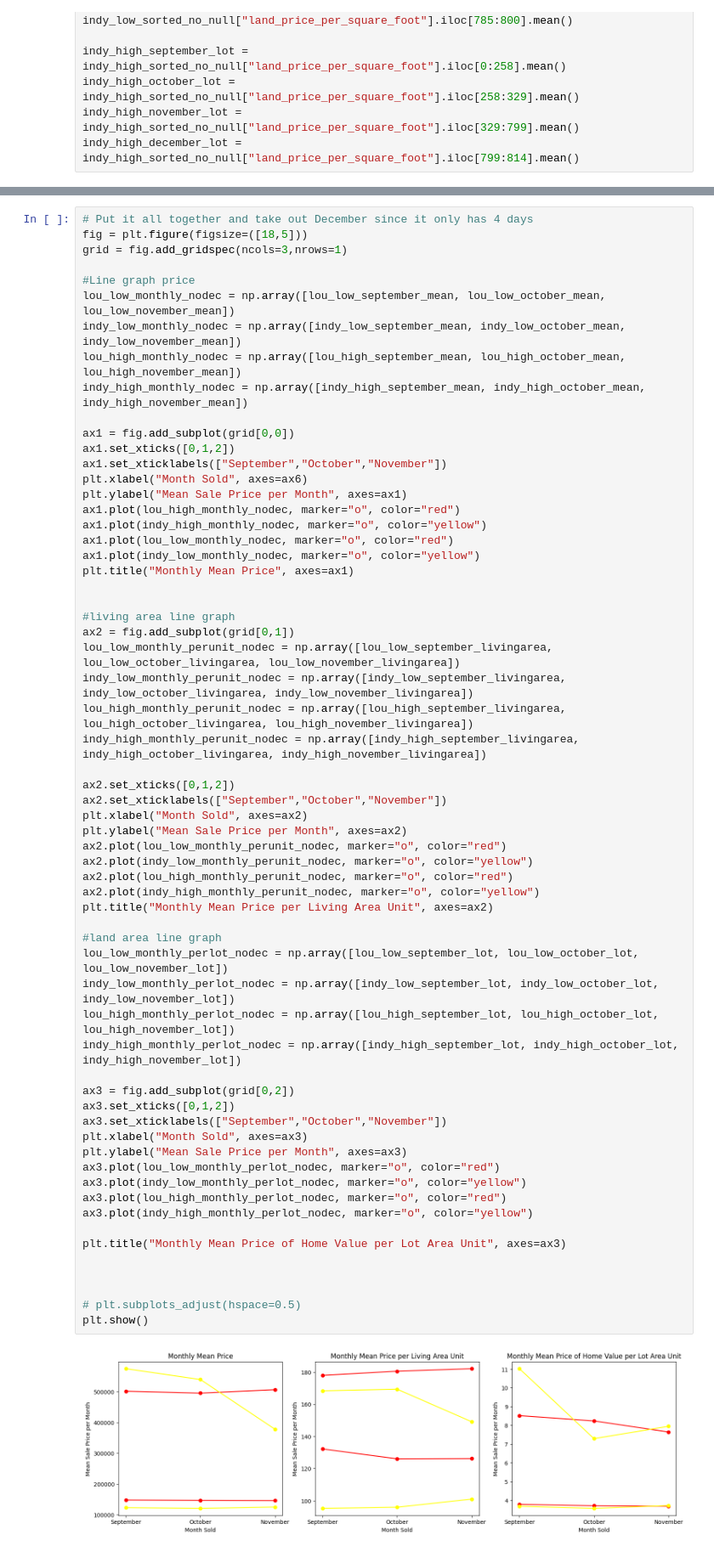
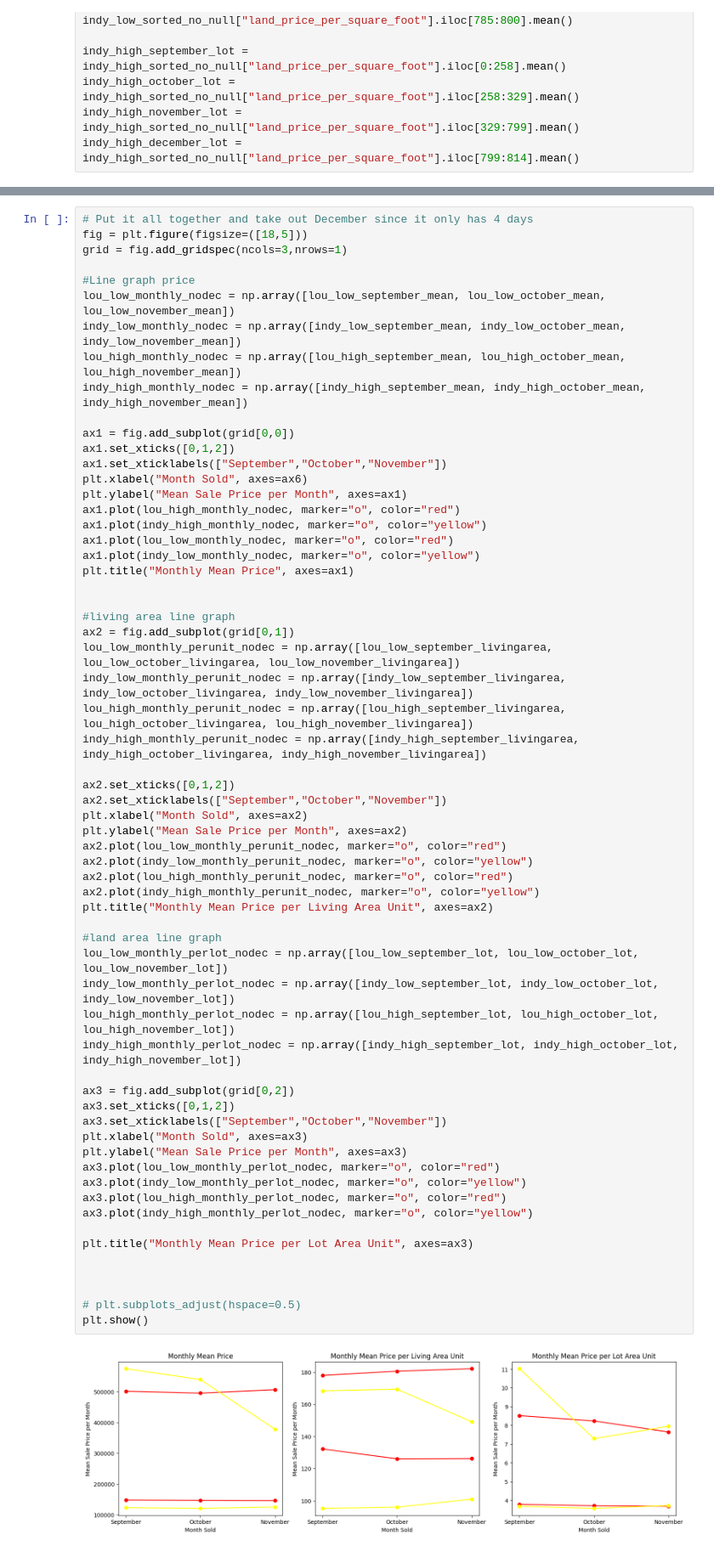
Before and after one commit to NicholasJCampbell/LouvsIndy, a Jupyter notebook: lou_v._indyupdated.ipynb, the cells around one changed output, grey strips where cells are left out. Shown at 85% size. Cells and saved outputs as stored; diff of their text form.

```diff
--- a/lou_v._indyupdated.ipynb
+++ b/lou_v._indyupdated.ipynb
@@ -645,32 +645,32 @@ ax2.set_xticklabels(["September","October","November"])
 plt.xlabel("Month Sold", axes=ax2)
 plt.ylabel("Mean Sale Price per Month", axes=ax2)
 ax2.plot(lou_low_monthly_perunit_nodec, marker="o", color="red")
 ax2.plot(indy_low_monthly_perunit_nodec, marker="o", color="yellow")
 ax2.plot(lou_high_monthly_perunit_nodec, marker="o", color="red")
 ax2.plot(indy_high_monthly_perunit_nodec, marker="o", color="yellow")
 plt.title("Monthly Mean Price per Living Area Unit", axes=ax2)
 
 #land area line graph
 lou_low_monthly_perlot_nodec = np.array([lou_low_september_lot, lou_low_october_lot, lou_low_november_lot])
 indy_low_monthly_perlot_nodec = np.array([indy_low_september_lot, indy_low_october_lot, indy_low_november_lot])
 lou_high_monthly_perlot_nodec = np.array([lou_high_september_lot, lou_high_october_lot, lou_high_november_lot])
 indy_high_monthly_perlot_nodec = np.array([indy_high_september_lot, indy_high_october_lot, indy_high_november_lot])
 
 ax3 = fig.add_subplot(grid[0,2])
 ax3.set_xticks([0,1,2])
 ax3.set_xticklabels(["September","October","November"])
 plt.xlabel("Month Sold", axes=ax3)
 plt.ylabel("Mean Sale Price per Month", axes=ax3)
 ax3.plot(lou_low_monthly_perlot_nodec, marker="o", color="red")
 ax3.plot(indy_low_monthly_perlot_nodec, marker="o", color="yellow")
 ax3.plot(lou_high_monthly_perlot_nodec, marker="o", color="red")
 ax3.plot(indy_high_monthly_perlot_nodec, marker="o", color="yellow")
 
-plt.title("Monthly Mean Price of Home Value per Lot Area Unit", axes=ax3)
+plt.title("Monthly Mean Price per Lot Area Unit", axes=ax3)
 
 
 
 # plt.subplots_adjust(hspace=0.5)
 plt.show()
 # %% [output]
-[figure, old version]
+[figure, new version]
```
Also changed, not shown: 1 other file.
